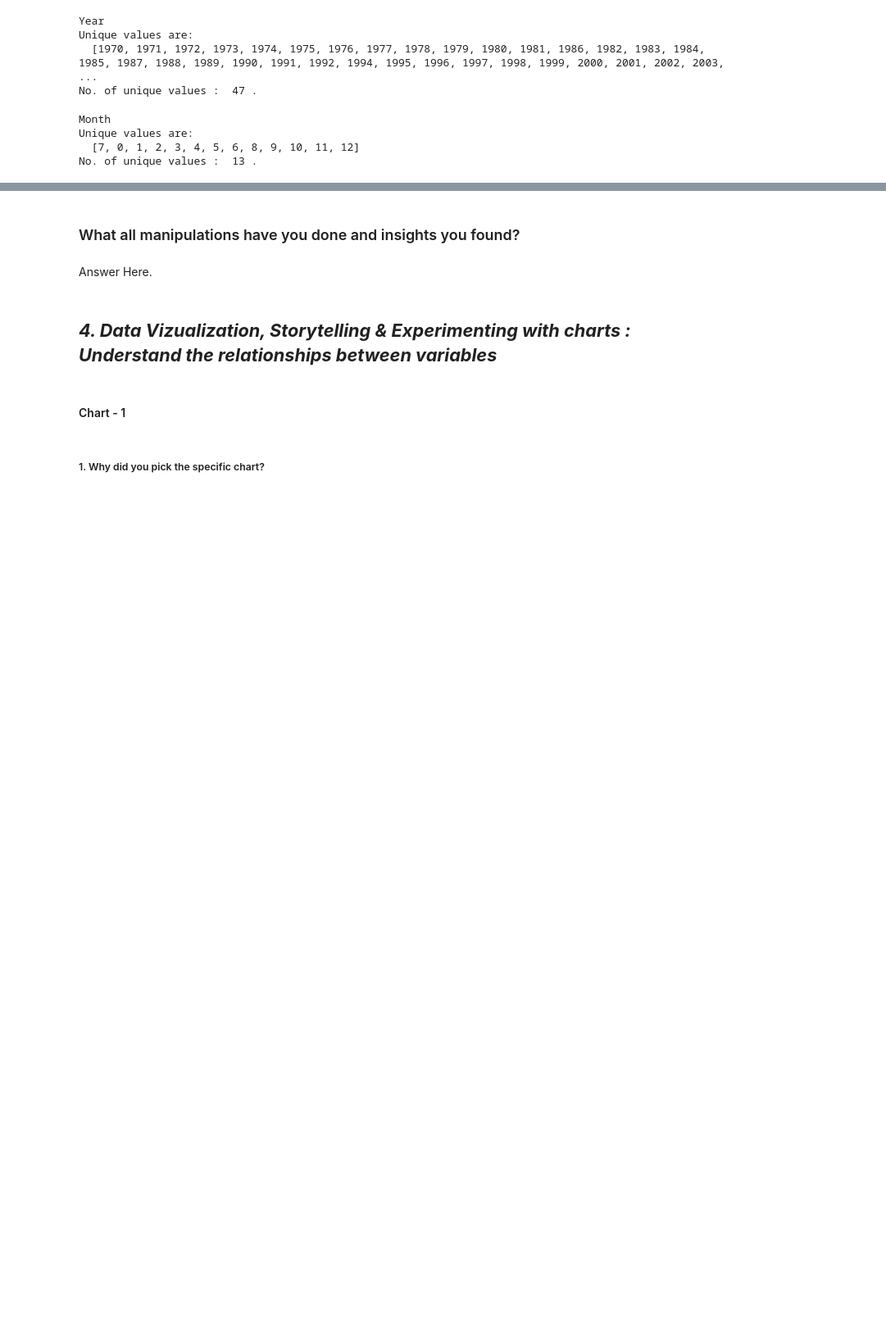
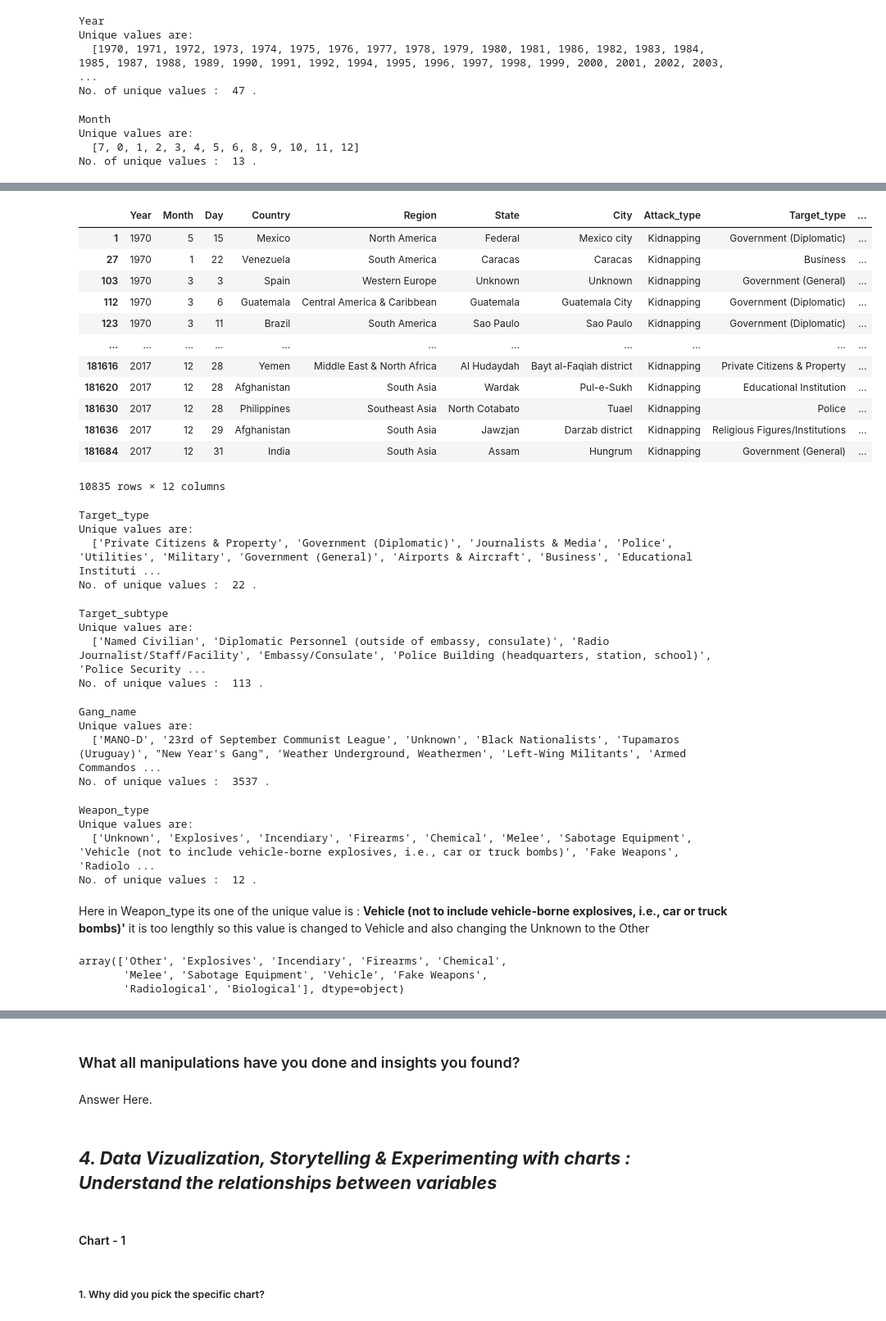
Before and after one commit to maxashoka3/EDA-Global-Terrorism-Dataset, a Jupyter notebook: EDA_Global_Terrorism_Dataset.ipynb, the cells around one changed output, grey strips where cells are left out. Shown at 82% size. Saved outputs shown, nothing was run; the diff lists cells and outputs as text; code cells hidden in the pictures; blank space fills up the shorter version.

```diff
--- a/EDA_Global_Terrorism_Dataset.ipynb
+++ b/EDA_Global_Terrorism_Dataset.ipynb
@@ -434,0 +526,49 @@ Here in Weapon_type its one of the unique value is :
+# %%
+df[df['Attack_type'] == 'Kidnapping']
+# %% [output]
+|  | Year | Month | Day | Country | Region | State | City | Attack_type | Target_type | ... |
+| 1 | 1970 | 5 | 15 | Mexico | North America | Federal | Mexico city | Kidnapping | Government (Diplomatic) | ... |
+| 27 | 1970 | 1 | 22 | Venezuela | South America | Caracas | Caracas | Kidnapping | Business | ... |
+| 103 | 1970 | 3 | 3 | Spain | Western Europe | Unknown | Unknown | Kidnapping | Government (General) | ... |
+| 112 | 1970 | 3 | 6 | Guatemala | Central America & Caribbean | Guatemala | Guatemala City | Kidnapping | Government (Diplomatic) | ... |
+| 123 | 1970 | 3 | 11 | Brazil | South America | Sao Paulo | Sao Paulo | Kidnapping | Government (Diplomatic) | ... |
+| ... | ... | ... | ... | ... | ... | ... | ... | ... | ... | ... |
+| 181616 | 2017 | 12 | 28 | Yemen | Middle East & North Africa | Al Hudaydah | Bayt al-Faqiah district | Kidnapping | Private Citizens & Property | ... |
+| 181620 | 2017 | 12 | 28 | Afghanistan | South Asia | Wardak | Pul-e-Sukh | Kidnapping | Educational Institution | ... |
+| 181630 | 2017 | 12 | 28 | Philippines | Southeast Asia | North Cotabato | Tuael | Kidnapping | Police | ... |
+| 181636 | 2017 | 12 | 29 | Afghanistan | South Asia | Jawzjan | Darzab district | Kidnapping | Religious Figures/Institutions | ... |
+| 181684 | 2017 | 12 | 31 | India | South Asia | Assam | Hungrum | Kidnapping | Government (General) | ... |
+10835 rows × 12 columns
+# %%
+# Checking the unique values of the Target_type
+column_check('Target_type')
+# %% [output]
+Target_type
+Unique values are:
+  ['Private Citizens & Property', 'Government (Diplomatic)', 'Journalists & Media', 'Police', 'Utilities', 'Military', 'Government (General)', 'Airports & Aircraft', 'Business', 'Educational Instituti ...
+No. of unique values :  22 .
+# %%
+#checking the Target_subtype values
+column_check('Target_subtype')
+# %% [output]
+Target_subtype
+Unique values are:
+  ['Named Civilian', 'Diplomatic Personnel (outside of embassy, consulate)', 'Radio Journalist/Staff/Facility', 'Embassy/Consulate', 'Police Building (headquarters, station, school)', 'Police Security ...
+No. of unique values :  113 .
+# %%
+column_check('Gang_name')
+# %% [output]
+Gang_name
+Unique values are:
+  ['MANO-D', '23rd of September Communist League', 'Unknown', 'Black Nationalists', 'Tupamaros (Uruguay)', "New Year's Gang", 'Weather Underground, Weathermen', 'Left-Wing Militants', 'Armed Commandos ...
+No. of unique values :  3537 .
+# %%
+column_check('Weapon_type')
+# %% [output]
+Weapon_type
+Unique values are:
+  ['Unknown', 'Explosives', 'Incendiary', 'Firearms', 'Chemical', 'Melee', 'Sabotage Equipment', 'Vehicle (not to include vehicle-borne explosives, i.e., car or truck bombs)', 'Fake Weapons', 'Radiolo ...
+No. of unique values :  12 .
+# %% [markdown]
+Here in Weapon_type its one of the unique value is :
+**Vehicle (not to include vehicle-borne explosives, i.e., car or truck bombs)'** it is too lengthly so this value is changed to Vehicle and also changing the Unknown to the Other
@@ -434,0 +581,7 @@ Here in Weapon_type its one of the unique value is :
+# %%
+# Checking if its updated or not
+df['Weapon_type'].unique()
+# %% [output]
+array(['Other', 'Explosives', 'Incendiary', 'Firearms', 'Chemical',
+       'Melee', 'Sabotage Equipment', 'Vehicle', 'Fake Weapons',
+       'Radiological', 'Biological'], dtype=object)
```
Also changed, not shown: parts of 50 cells of this notebook.
